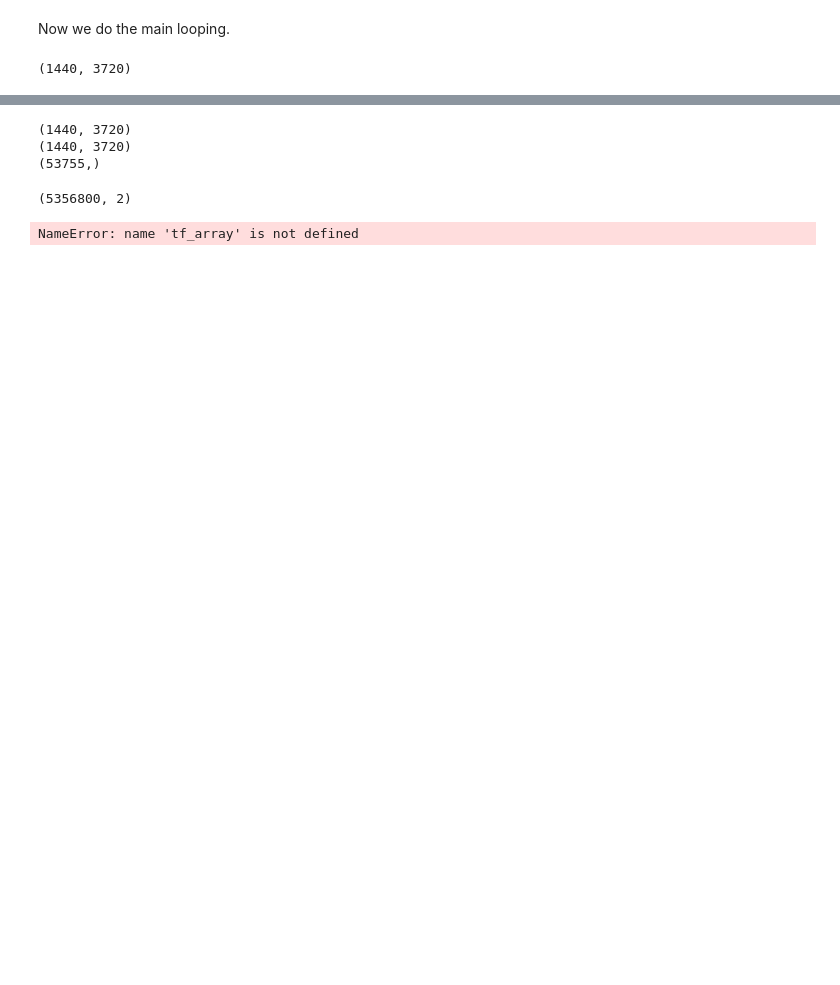
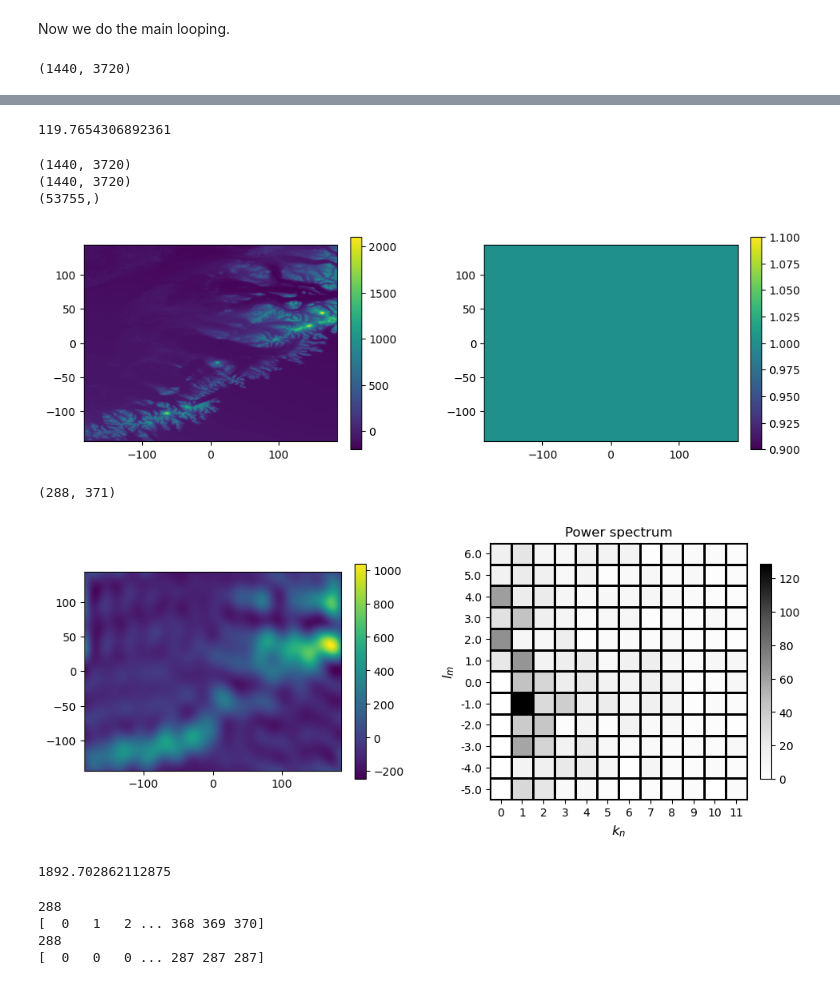
Before and after one commit to ray-chew/pyCSAM, a Jupyter notebook: notebooks/orog_delaunay.ipynb, the cells around one changed output, grey strips where cells are left out. Drawn from its saved outputs; the diff is of its cells as text; code cells hidden in the pictures; blank space fills up the shorter version.

```diff
--- a/notebooks/orog_delaunay.ipynb
+++ b/notebooks/orog_delaunay.ipynb
@@ -350,3 +510,7 @@ print(ai.max())
+# %%
+print(ampls.max())
+# %% [output]
+119.7654306892361
 # %%
 print(topo.lat_grid[cell.mask].shape)
 # %% [output]
@@ -354,21 +518,58 @@ print(topo.lat_grid[cell.mask].shape)
 (1440, 3720)
 (53755,)
 # %%
+nhi = 12
+nhj = 12
 
-print(lat_lon_mgrid.shape)
+fobj = fourier.f_trans(nhi,nhj)
 
-# tf_array = tf_array
+cell0 = all_cells[0]
 
-print(tf_array.shape)
+cell0.mask[...] = 1
 
-cell.gen_mgrids()
+fs = (12,5)
+fig, axs = plt.subplots(1,2, figsize=fs)
+fig_obj = plotter.fig_obj(fig, fobj.nhar_i, fobj.nhar_j)
+axs[0] = fig_obj.phys_panel(axs[0], cell0.topo)
+axs[1] = fig_obj.phys_panel(axs[1], cell0.mask)
+plt.show()
 
-plt.figure()
-plt.contourf(cell.lon_grid, cell.lat_grid, cell.topo*tf_array, vmin=0.0, vmax=2000.0)
-plt.triplot(points[:,0], points[:,1], tri.simplices)
-plt.plot(points[:,0], points[:,1], 'o')
-plt.plot(tri_clons, tri_clats, 'o')
+cell0.topo_m = cell0.topo[cell0.mask]
+cell0.topo_m -= cell0.topo_m.mean()
+cell0.lat_m = cell0.lat_grid[cell0.mask]
+cell0.lon_m = cell0.lon_grid[cell0.mask]
+
+fobj.do_full(cell0)
+am, data_recons = lin_reg.do(fobj, cell0, lmbda = 0.0)
+
+print(cell.topo.shape)
+
+dat_2D = reconstruction.recon_2D(data_recons, cell0)
+
+fobj.get_freq_grid(am)
+freqs = np.abs(fobj.ampls)
+
+fs = (12,5)
+fig, axs = plt.subplots(1,2, figsize=fs)
+fig_obj = plotter.fig_obj(fig, fobj.nhar_i, fobj.nhar_j)
+axs[0] = fig_obj.phys_panel(axs[0], dat_2D)
+axs[1] = fig_obj.freq_panel(axs[1], freqs)
 plt.show()
+
+print(freqs.sum())
 # %% [output]
+[figure, added]
-(5356800, 2)
+(288, 371)
+[figure, added]
-NameError: name 'tf_array' is not defined
+1892.702862112875
+# %%
+print(fobj.Nj)
+print(fobj.I)
+
+print(fobj.Nj)
+print(fobj.J)
+# %% [output]
+288
+[  0   1   2 ... 368 369 370]
+288
+[  0   0   0 ... 287 287 287]
```
Also changed, not shown: parts of 13 cells of this notebook.
